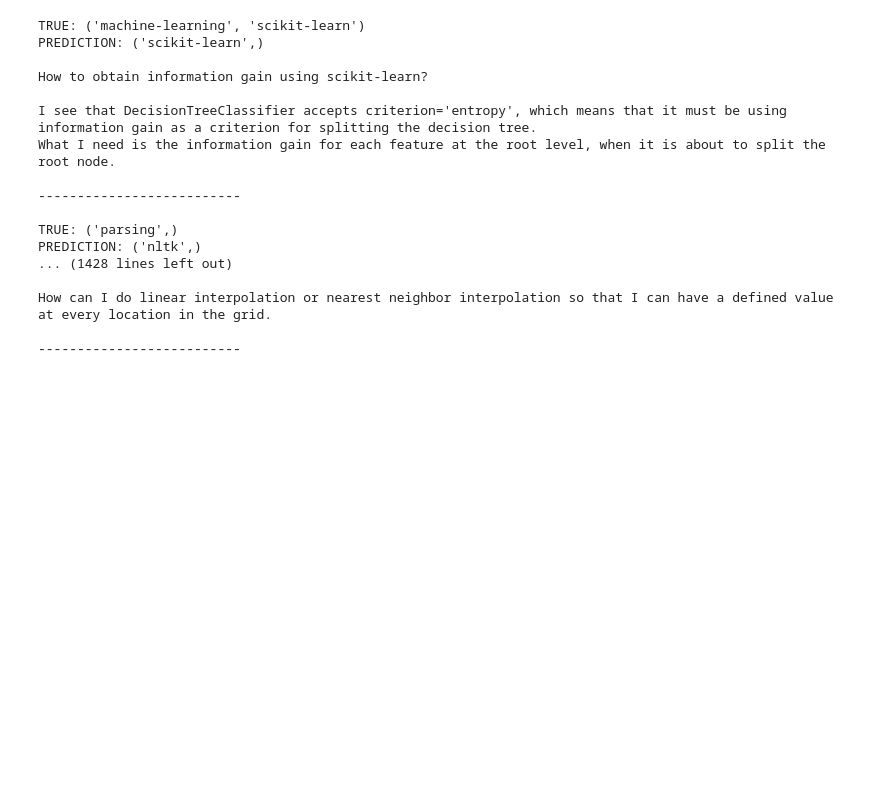
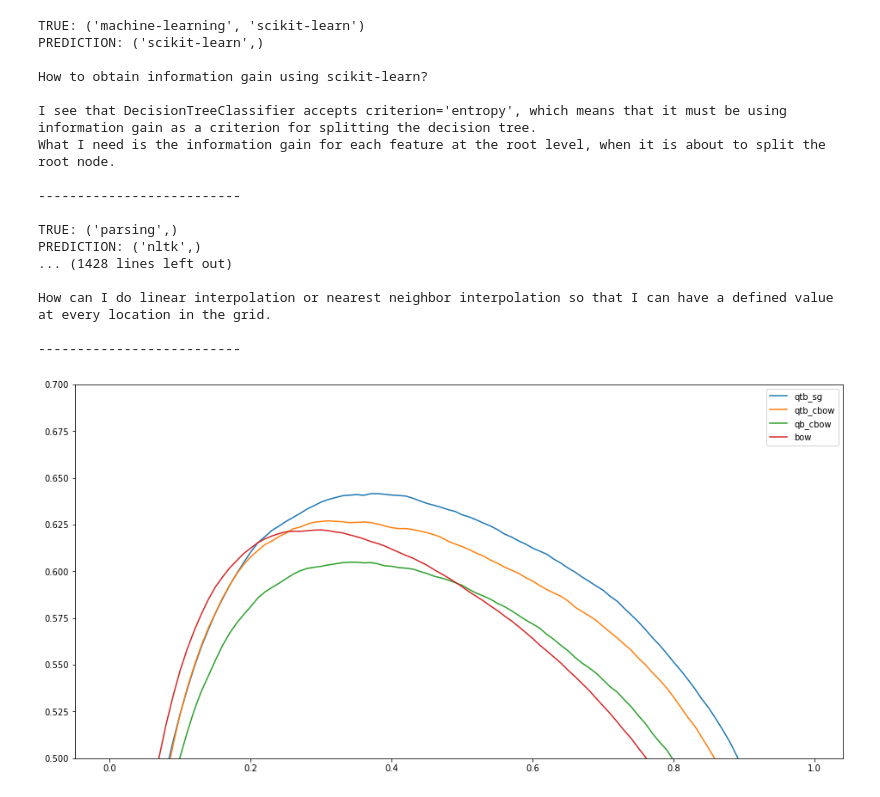
Before and after one commit to danielschroter/so_nlp, a Jupyter notebook: presentation_pipeline.ipynb, the cells around one changed output. Cells and saved outputs as stored; diff of their text form; code cells hidden in the pictures; blank space fills up the shorter version.

Commit message:
add visualization of f1 score comparison to presentation pipeline

```diff
--- a/presentation_pipeline.ipynb
+++ b/presentation_pipeline.ipynb
@@ -281,3 +275,18 @@ PREDICTION: ('nltk',)
 How can I do linear interpolation or nearest neighbor interpolation so that I can have a defined value at every location in the grid.
 
 --------------------------
+# %%
+from toolbox.evaluation import compare_f1_plots
+
+f1_files = [
+    "qtb_full_sg_f1.pkl",
+    "qtb_full_cbow_f1.pkl",
+    "qb_full_cbow_f1.pkl",
+    "bow_full_f1.pkl"
+]
+
+f1_files = [f"model_bins/{f}" for f in f1_files]
+
+compare_f1_plots(f1_files, ["qtb_sg", "qtb_cbow", "qb_cbow", "bow"])
+# %% [output]
+[figure, added]
```
Also changed, not shown: parts of 2 cells of this notebook, 5 other files.
